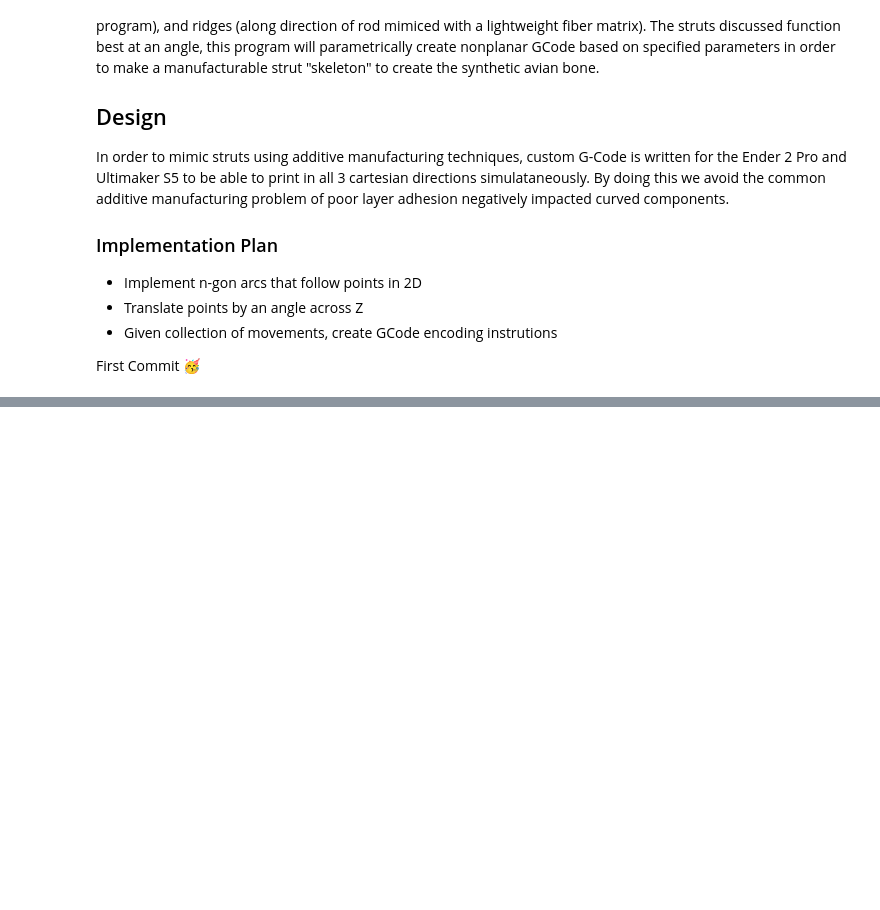
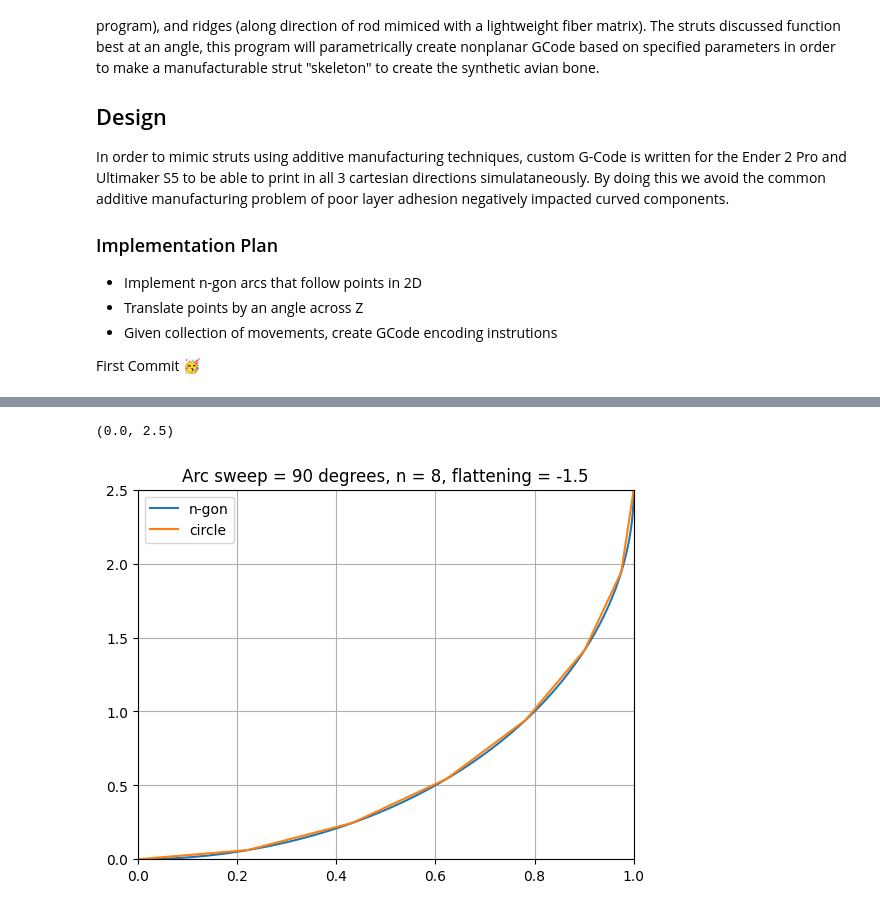
Before and after one commit to afornelas/Nonplanar-GCode, a Jupyter notebook: Nonplanar G-Code Experiment.ipynb, the cells around one changed output, grey strips where cells are left out. Drawn from its saved outputs; the diff is of its cells as text; code cells hidden in the pictures; blank space fills up the shorter version.

```diff
--- a/Nonplanar G-Code Experiment.ipynb
+++ b/Nonplanar G-Code Experiment.ipynb
@@ -20,0 +29,40 @@ First Commit 🥳
+# %%
+import numpy as np
+import matplotlib.pyplot as plt
+
+n_sides = 8
+arc_sweep_deg = 90
+flattening = -1.5
+
+# Create a circular arc with n_sides
+
+r_min = 1 - flattening
+arc_sweep = np.deg2rad(arc_sweep_deg)
+arc_offset_deg = 270
+arc_offset = np.deg2rad(arc_offset_deg)
+angles = np.linspace(arc_offset, arc_offset + arc_sweep, n_sides, endpoint=True)
+
+points_x = np.cos(angles)
+points_y = np.sin(angles)
+points_y += 1
+points_y *= r_min
+
+# True geometry
+
+theta = np.linspace(arc_offset, arc_offset + arc_sweep, 100)
+circle_x = np.cos(theta)
+circle_y = np.sin(theta)
+circle_y += 1
+circle_y *= r_min
+
+# Plot n-gon and circle
+
+plt.grid()
+plt.plot(circle_x, circle_y, '-',points_x, points_y, '-')
+plt.title(f'Arc sweep = {arc_sweep_deg} degrees, n = {n_sides}, flattening = {flattening}')
+plt.legend(['n-gon', 'circle'])
+plt.xlim([0,r_min])
+plt.ylim([0,r_min])
+# %% [output]
+(0.0, 2.5)
+[figure, added]
```
Also changed, not shown: parts of 1 cell of this notebook.
